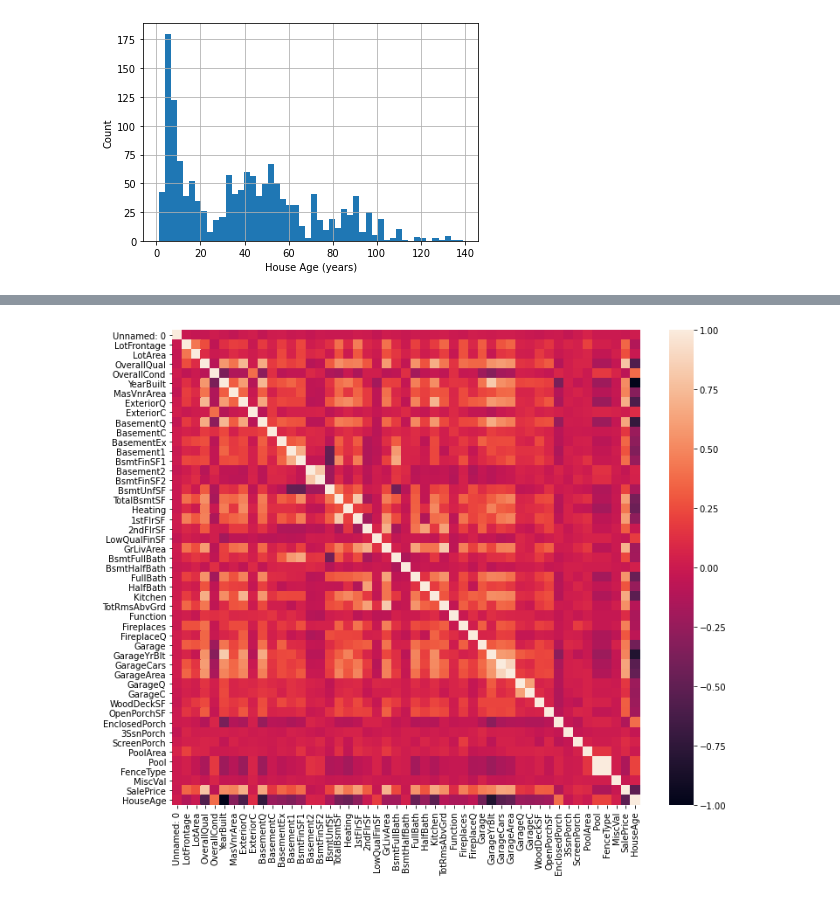
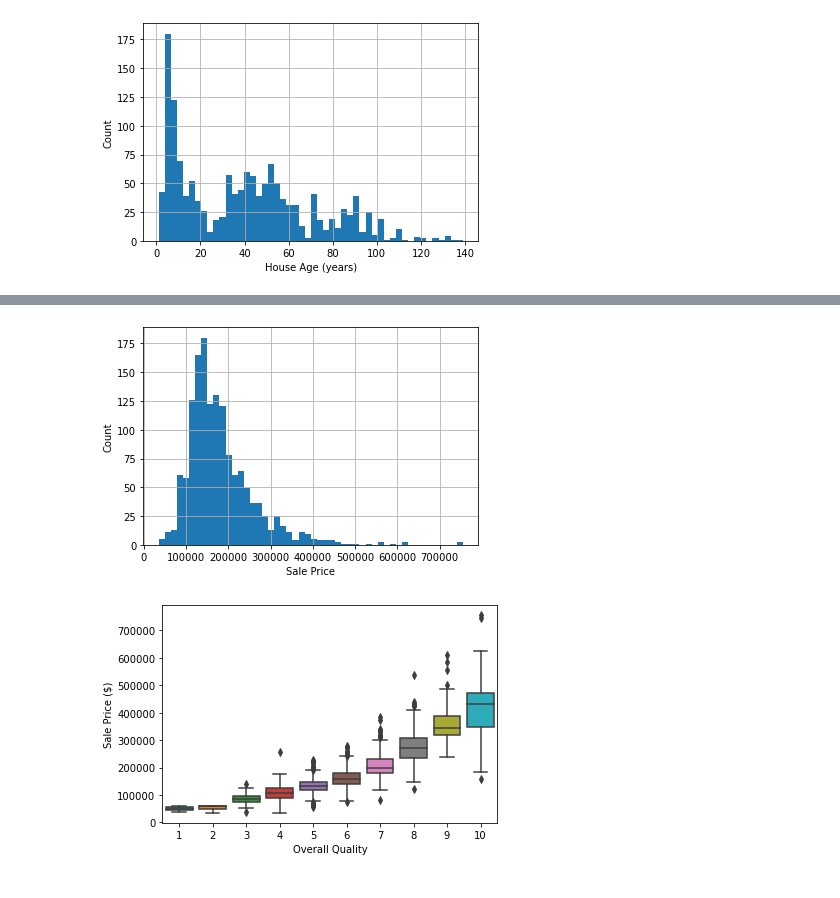
Before and after one commit to smaxwell953/Springboard_DSC_Career_Track, a Jupyter notebook: Capstone 2/Exploratory Data Analysis.ipynb, the cells around one changed output, grey strips where cells are left out. Cells and saved outputs as stored; diff of their text form; code cells hidden in the pictures.

```diff
--- a/Capstone 2/Exploratory Data Analysis.ipynb
+++ b/Capstone 2/Exploratory Data Analysis.ipynb
@@ -59,7 +84,16 @@ plt.ylabel('Count');
-# %%
-#correlation matrix (corr function)
-plt.subplots(figsize=(12,10))
-sns.heatmap(housing.corr());
-# %% [output]
-[figure, removed]
+# %%
+housing.SalePrice.hist(bins=50)
+plt.xlabel('Sale Price ($)')
+plt.ylabel('Count');
+# %% [output]
+[figure, added]
+# %%
+#box plots
+_ = sns.boxplot(x='OverallQual', y='SalePrice', data=housing)
+_ = plt.xlabel('Overall Quality')
+_ = plt.ylabel('Sale Price ($)')
+
+plt.show()
+# %% [output]
+[figure, added]
 # %%
```
Also changed, not shown: parts of 8 cells of this notebook.
